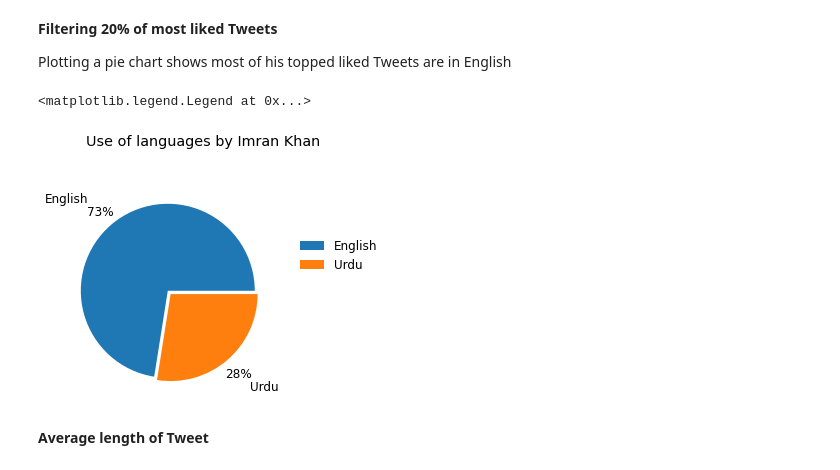
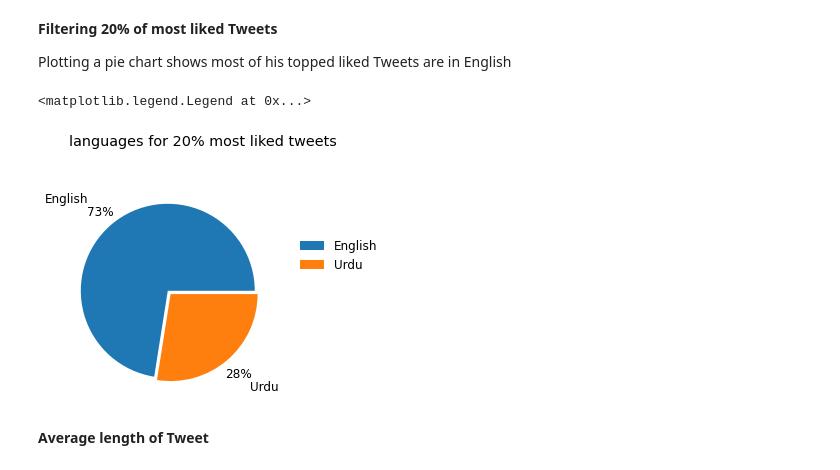
Before and after one commit to AliShujjat/Twitter, a Jupyter notebook: TwitterImran.ipynb, the cells around one changed output. Cells and saved outputs as stored; diff of their text form; code cells hidden in the pictures.

```diff
--- a/TwitterImran.ipynb
+++ b/TwitterImran.ipynb
@@ -149,17 +147,17 @@ liked_lang = themes['Language'].value_counts()
 # %%
 fig, ax = plt.subplots()
 plt.rcParams['font.size']=12
 
 labels = ['English', 'Urdu']
 ax.pie(liked_lang, explode=(0.05,0), labels=labels, autopct='%1.0f%%',
        shadow=False, startangle=0,
        pctdistance=1.2,labeldistance=1.4, rotatelabels=False)
 
-ax.set_title("Use of languages by Imran Khan", pad=40, x=0.65)
+ax.set_title("languages for 20% most liked tweets", pad=40, x=0.65)
 ax.legend(frameon=False, bbox_to_anchor=(1.5,0.8))
 # %% [output]
 <matplotlib.legend.Legend at 0x...>
-[figure, old version]
+[figure, new version]
 # %% [markdown]
 **Average length of Tweet**
 # %%
```
Also changed, not shown: parts of 14 cells of this notebook.
